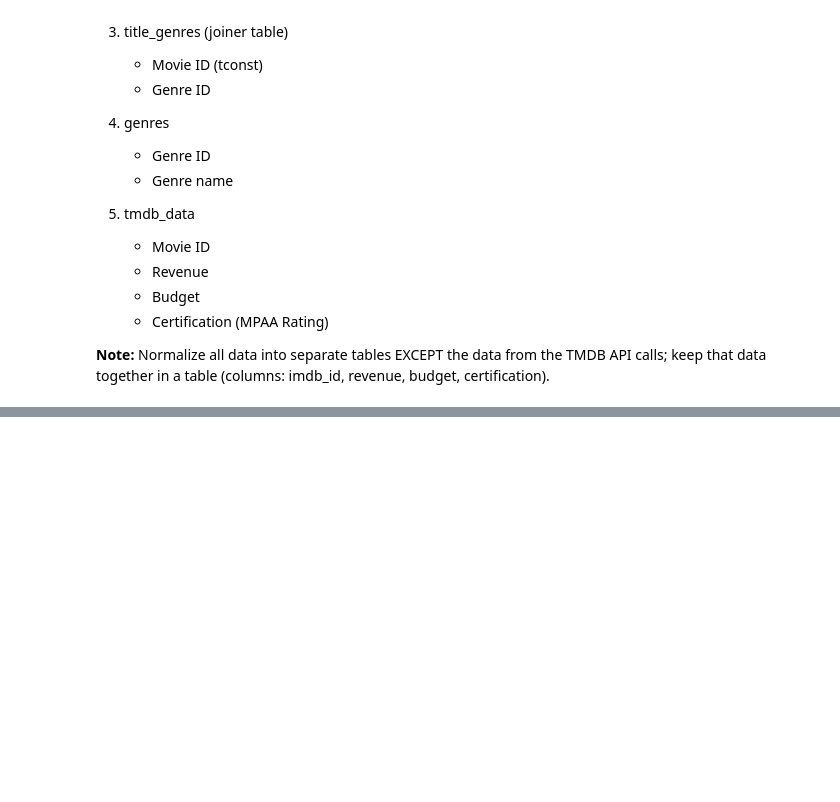
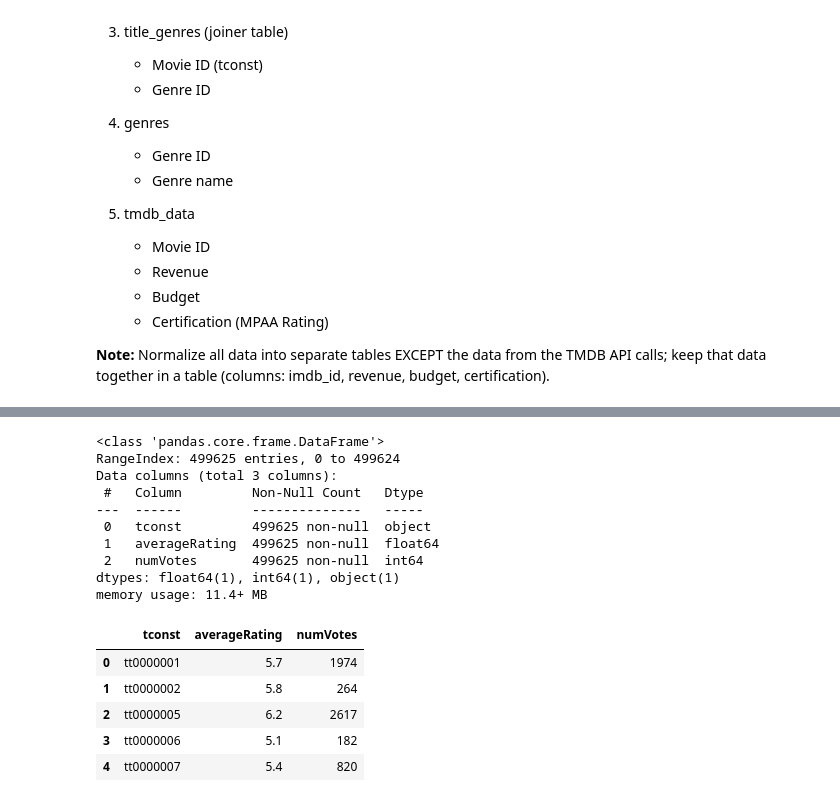
Before and after one commit to kellianneyang/movies-profitability-project, a Jupyter notebook: part3_mysql_database.ipynb, the cells around one changed output, grey strips where cells are left out. Saved outputs shown, nothing was run; the diff lists cells and outputs as text; code cells hidden in the pictures; blank space fills up the shorter version.

```diff
--- a/part3_mysql_database.ipynb
+++ b/part3_mysql_database.ipynb
@@ -40,0 +76,24 @@ Include the following tables in a new MySQL databse called "movies":
+# %%
+# import title ratings
+title_ratings = pd.read_csv("Data/title_ratings.csv.gz")
+
+# check
+title_ratings.info()
+title_ratings.head()
+# %% [output]
+<class 'pandas.core.frame.DataFrame'>
+RangeIndex: 499625 entries, 0 to 499624
+Data columns (total 3 columns):
+ #   Column         Non-Null Count   Dtype
+---  ------         --------------   -----
+ 0   tconst         499625 non-null  object
+ 1   averageRating  499625 non-null  float64
+ 2   numVotes       499625 non-null  int64
+dtypes: float64(1), int64(1), object(1)
+memory usage: 11.4+ MB
+|  | tconst | averageRating | numVotes |
+| 0 | tt0000001 | 5.7 | 1974 |
+| 1 | tt0000002 | 5.8 | 264 |
+| 2 | tt0000005 | 6.2 | 2617 |
+| 3 | tt0000006 | 5.1 | 182 |
+| 4 | tt0000007 | 5.4 | 820 |
```
Also changed, not shown: parts of 34 cells of this notebook.
